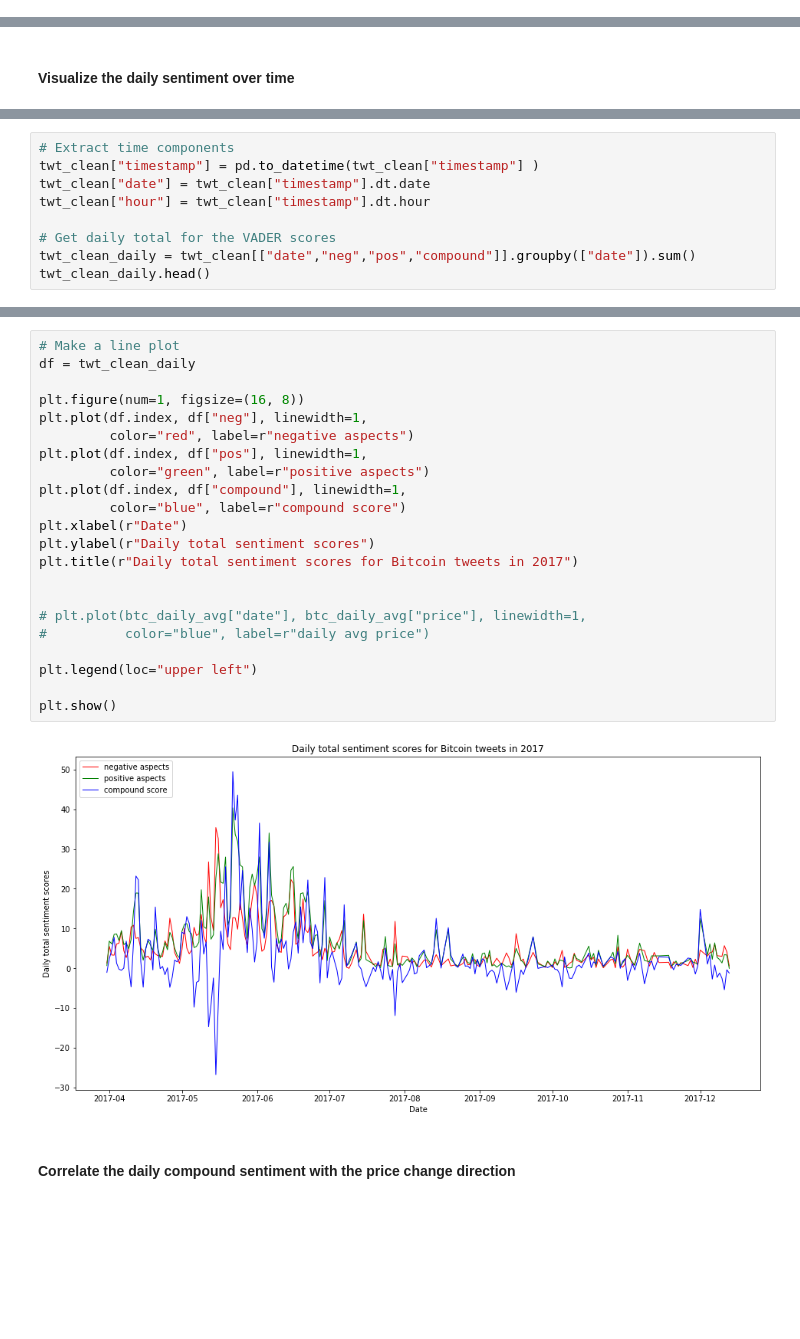
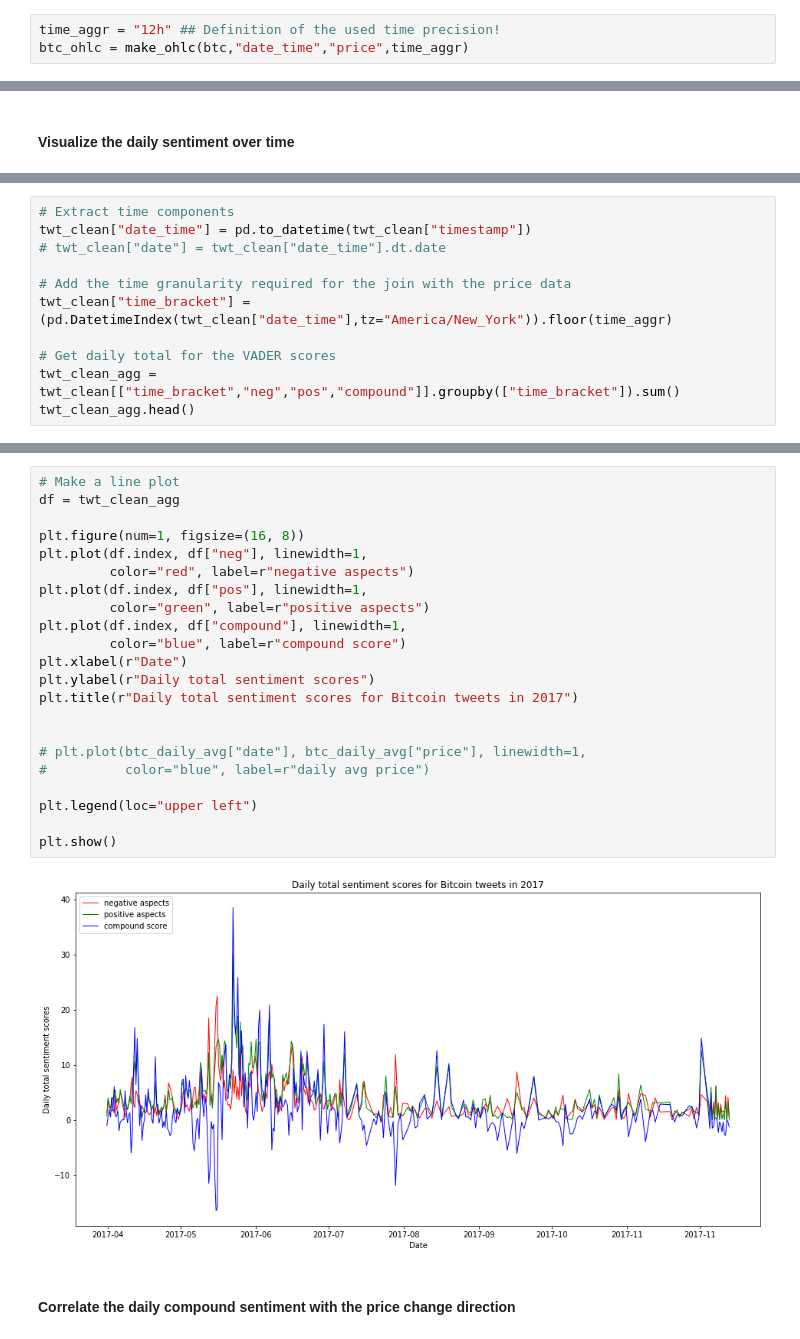
Before and after one commit to Liam-O/Data620, a Jupyter notebook: FinalProject/getting_btc_price.ipynb, the cells around one changed output, grey strips where cells are left out. Cells and saved outputs as stored; diff of their text form; blank space fills up the shorter version.

```diff
--- a/FinalProject/getting_btc_price.ipynb
+++ b/FinalProject/getting_btc_price.ipynb
@@ -124 +194,4 @@ is deprecated and will be removed in a future version
+# %%
+time_aggr = "12h" ## Definition of the used time precision!
+btc_ohlc = make_ohlc(btc,"date_time","price",time_aggr)
 # %%
@@ -314,11 +311,13 @@ twt_clean.head(10)
 # %%
 # Extract time components
-twt_clean["timestamp"] = pd.to_datetime(twt_clean["timestamp"] )
-twt_clean["date"] = twt_clean["timestamp"].dt.date
-twt_clean["hour"] = twt_clean["timestamp"].dt.hour
+twt_clean["date_time"] = pd.to_datetime(twt_clean["timestamp"])
+# twt_clean["date"] = twt_clean["date_time"].dt.date
+
+# Add the time granularity required for the join with the price data
+twt_clean["time_bracket"] = (pd.DatetimeIndex(twt_clean["date_time"],tz="America/New_York")).floor(time_aggr)
 
 # Get daily total for the VADER scores
-twt_clean_daily = twt_clean[["date","neg","pos","compound"]].groupby(["date"]).sum()
-twt_clean_daily.head()
+twt_clean_agg = twt_clean[["time_bracket","neg","pos","compound"]].groupby(["time_bracket"]).sum()
+twt_clean_agg.head()
 # %% [output]
 |  | neg | pos | compound |
@@ -331,26 +330,26 @@ twt_clean_daily.head()
 # %%
 # Make a line plot
-df = twt_clean_daily
+df = twt_clean_agg
 
 plt.figure(num=1, figsize=(16, 8))
 plt.plot(df.index, df["neg"], linewidth=1,
          color="red", label=r"negative aspects")
 plt.plot(df.index, df["pos"], linewidth=1,
          color="green", label=r"positive aspects")
 plt.plot(df.index, df["compound"], linewidth=1,
          color="blue", label=r"compound score")
 plt.xlabel(r"Date")
 plt.ylabel(r"Daily total sentiment scores")
 plt.title(r"Daily total sentiment scores for Bitcoin tweets in 2017")
 
 
 # plt.plot(btc_daily_avg["date"], btc_daily_avg["price"], linewidth=1,
 #          color="blue", label=r"daily avg price")
 
 plt.legend(loc="upper left")
 
 plt.show()
 # %% [output]
-[figure, old version]
+[figure, new version]
 # %% [markdown]
 #### Correlate the daily compound sentiment with the price change direction
```
Also changed, not shown: parts of 42 cells of this notebook, 2 other files.
